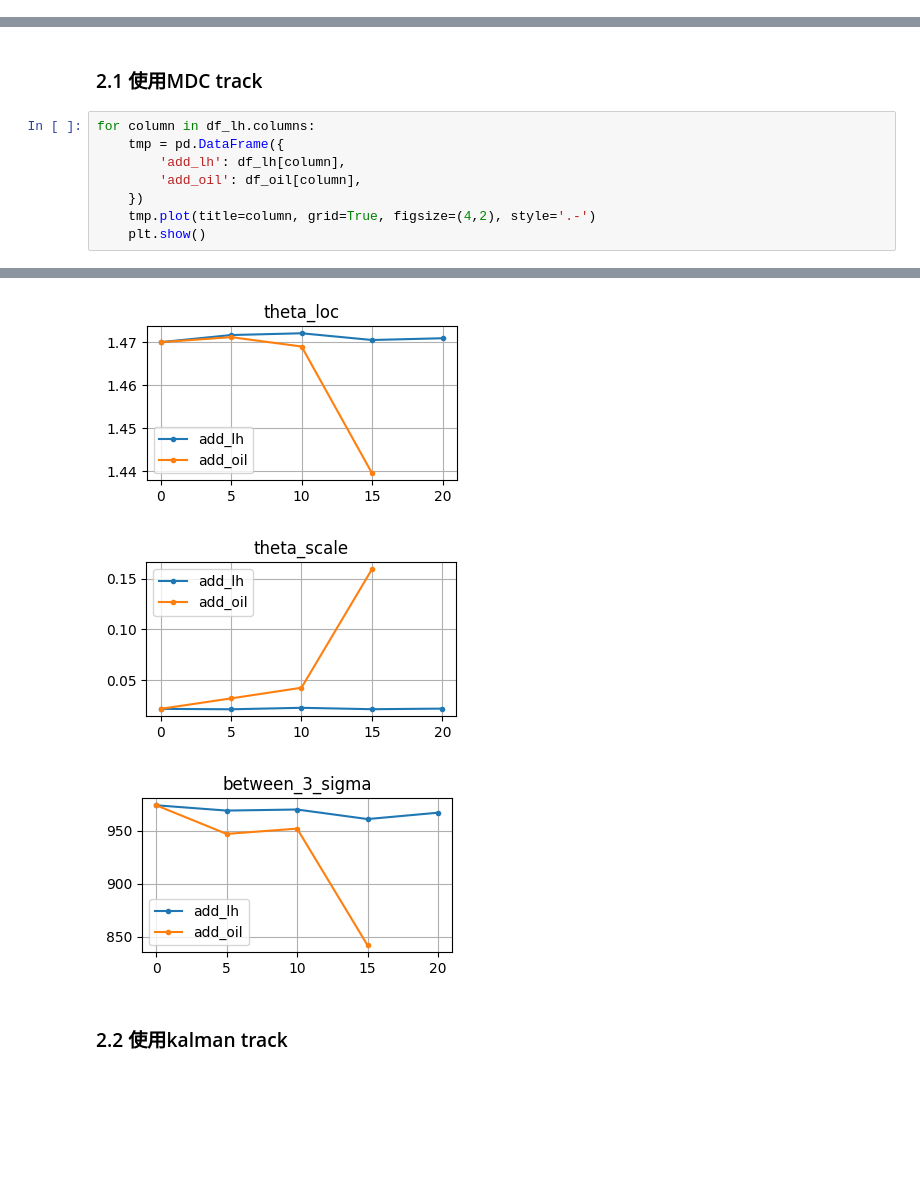
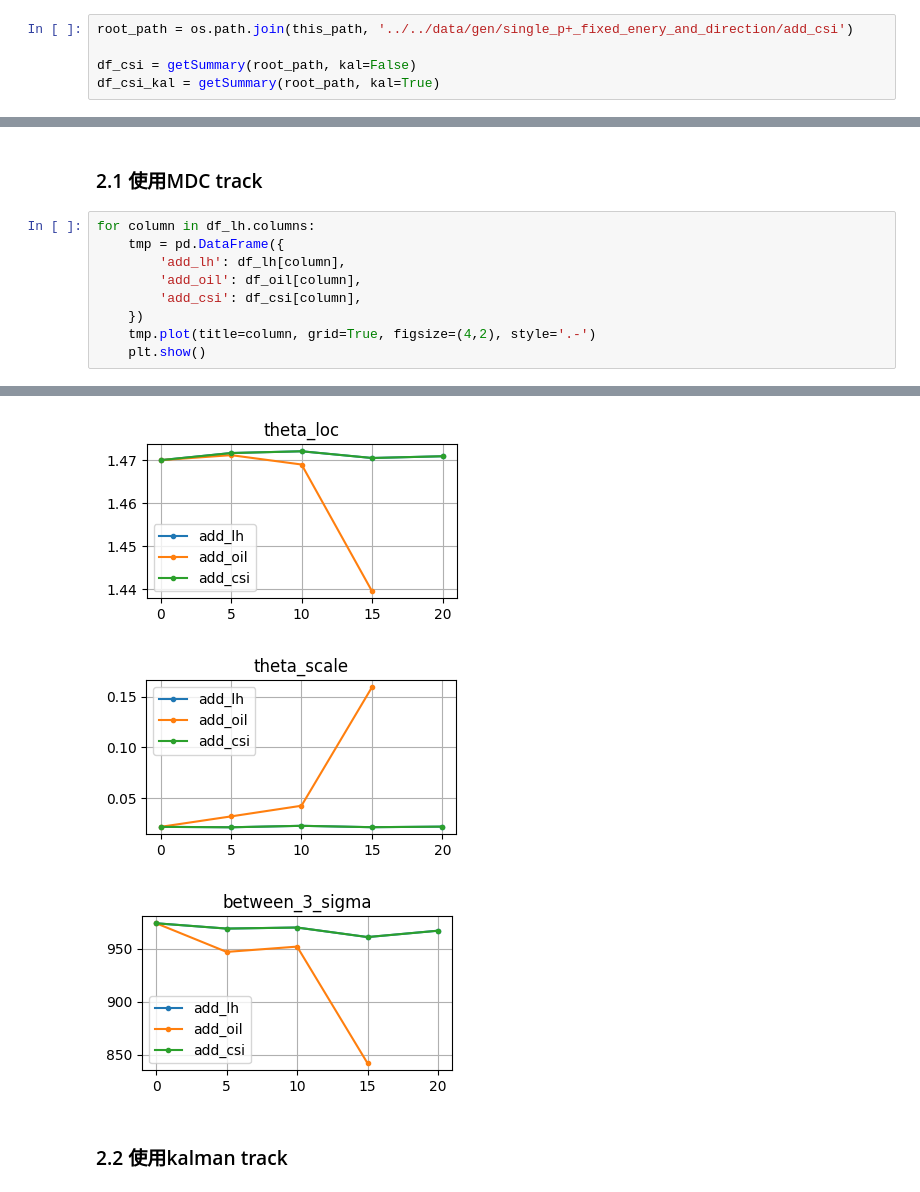
Before and after one commit to yuansicheng/bes3_add_layer, a Jupyter notebook: code/analyse/single_p+_fixed_enery_and_direction.ipynb, the cells around one changed output, grey strips where cells are left out. Cells and saved outputs as stored; diff of their text form; blank space fills up the shorter version.

```diff
--- a/code/analyse/single_p+_fixed_enery_and_direction.ipynb
+++ b/code/analyse/single_p+_fixed_enery_and_direction.ipynb
@@ -124,0 +127,5 @@ df_oil_kal
+# %%
+root_path = os.path.join(this_path, '../../data/gen/single_p+_fixed_enery_and_direction/add_csi')
+
+df_csi = getSummary(root_path, kal=False)
+df_csi_kal = getSummary(root_path, kal=True)
@@ -131,6 +156,7 @@ for column in df_lh.columns:
     tmp = pd.DataFrame({
         'add_lh': df_lh[column],
         'add_oil': df_oil[column],
+        'add_csi': df_csi[column],
     })
     tmp.plot(title=column, grid=True, figsize=(4,2), style='.-')
     plt.show()
@@ -140,6 +166,6 @@ for column in df_lh.columns:
-[figure, old version]
+[figure, new version]
-[figure, old version]
+[figure, new version]
-[figure, old version]
+[figure, new version]
 # %% [markdown]
 ### 2.2 使用kalman track
 # %%
```
Also changed, not shown: parts of 6 cells of this notebook, 9 other files.
